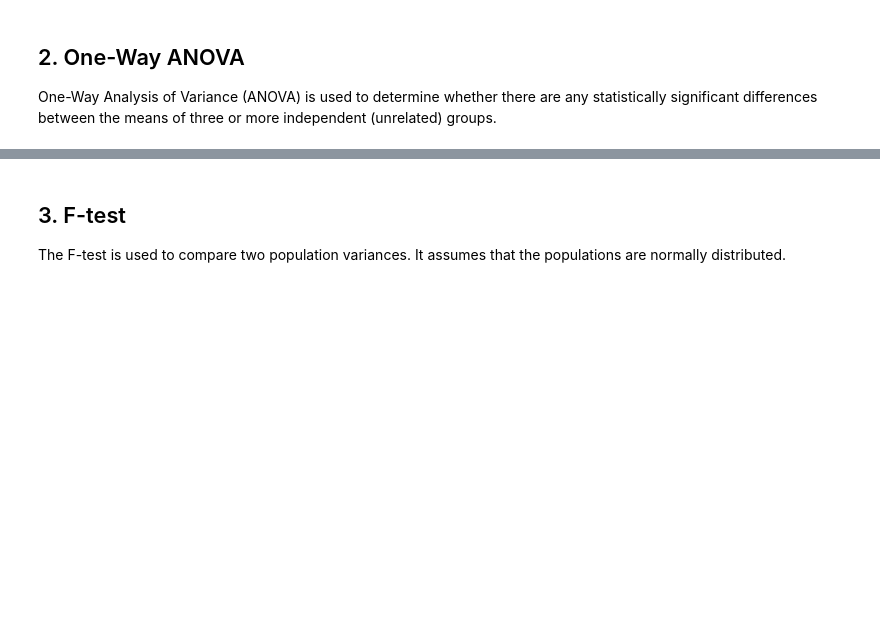
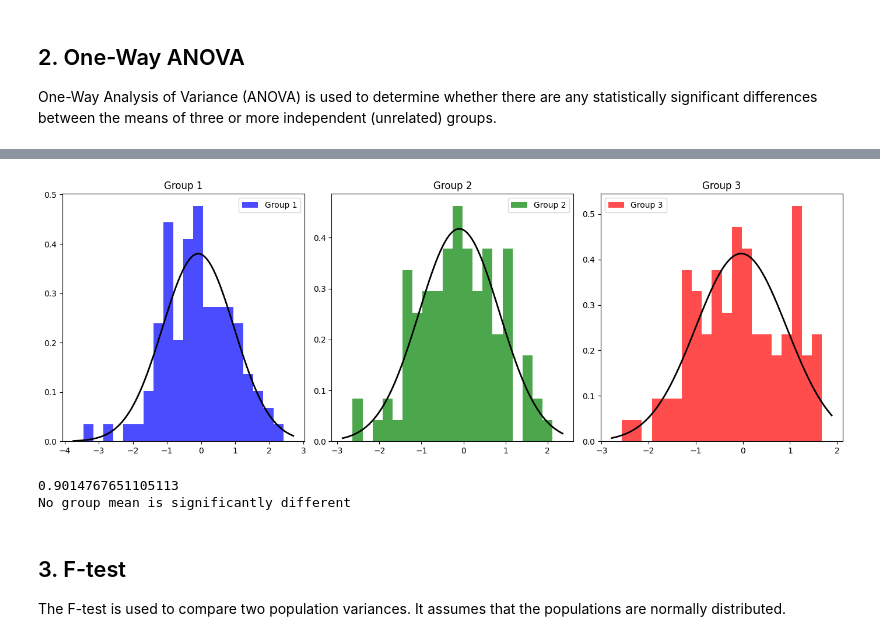
Before and after one commit to amkayhani/Statistics, a Jupyter notebook: Normality_Check_and_ANOVA_Lab.ipynb, the cells around one changed output, grey strips where cells are left out. Drawn from its saved outputs; the diff is of its cells as text; code cells hidden in the pictures; blank space fills up the shorter version.

```diff
--- a/Normality_Check_and_ANOVA_Lab.ipynb
+++ b/Normality_Check_and_ANOVA_Lab.ipynb
@@ -52,3 +39,65 @@ No group mean is significantly different
+# %%
+import matplotlib.pyplot as plt
+import scipy.stats as stats
+
+# Generating sample data
+group1 = np.random.normal(0, 1, 100)
+group2 = np.random.normal(0, 1, 100)
+group3 = np.random.normal(0, 1, 100)
+
+# Visualizing the generated numbers with histograms and fitting a normal distribution curve
+
+# Plot histograms for each group
+plt.figure(figsize=(14, 5))
+
+# Group 1
+plt.subplot(1, 3, 1)
+plt.hist(group1, bins=20, color='blue', alpha=0.7, label='Group 1', density=True)
+xmin, xmax = plt.xlim()
+x = np.linspace(xmin, xmax, 100)
+p = stats.norm.pdf(x, np.mean(group1), np.std(group1))
+plt.plot(x, p, 'k', linewidth=2)
+plt.title('Group 1')
+plt.legend()
+
+# Group 2
+plt.subplot(1, 3, 2)
+plt.hist(group2, bins=20, color='green', alpha=0.7, label='Group 2', density=True)
+xmin, xmax = plt.xlim()
+x = np.linspace(xmin, xmax, 100)
+p = stats.norm.pdf(x, np.mean(group2), np.std(group2))
+plt.plot(x, p, 'k', linewidth=2)
+plt.title('Group 2')
+plt.legend()
+
+# Group 3
+plt.subplot(1, 3, 3)
+plt.hist(group3, bins=20, color='red', alpha=0.7, label='Group 3', density=True)
+xmin, xmax = plt.xlim()
+x = np.linspace(xmin, xmax, 100)
+p = stats.norm.pdf(x, np.mean(group3), np.std(group3))
+plt.plot(x, p, 'k', linewidth=2)
+plt.title('Group 3')
+plt.legend()
+
+# Show the plot
+plt.tight_layout()
+plt.show()
+
+# Performing the One-Way ANOVA
+anova_result = stats.f_oneway(group1, group2, group3)
+
+print(anova_result.pvalue)
+
+# Interpreting the result
+if anova_result.pvalue < 0.05:
+    print("At least one group mean is different")
+else:
+    print("No group mean is significantly different")
+# %% [output]
+[figure, added]
+0.9014767651105113
+No group mean is significantly different
 # %% [markdown]
 ## 3. F-test
 
```
Also changed, not shown: parts of 29 cells of this notebook.
